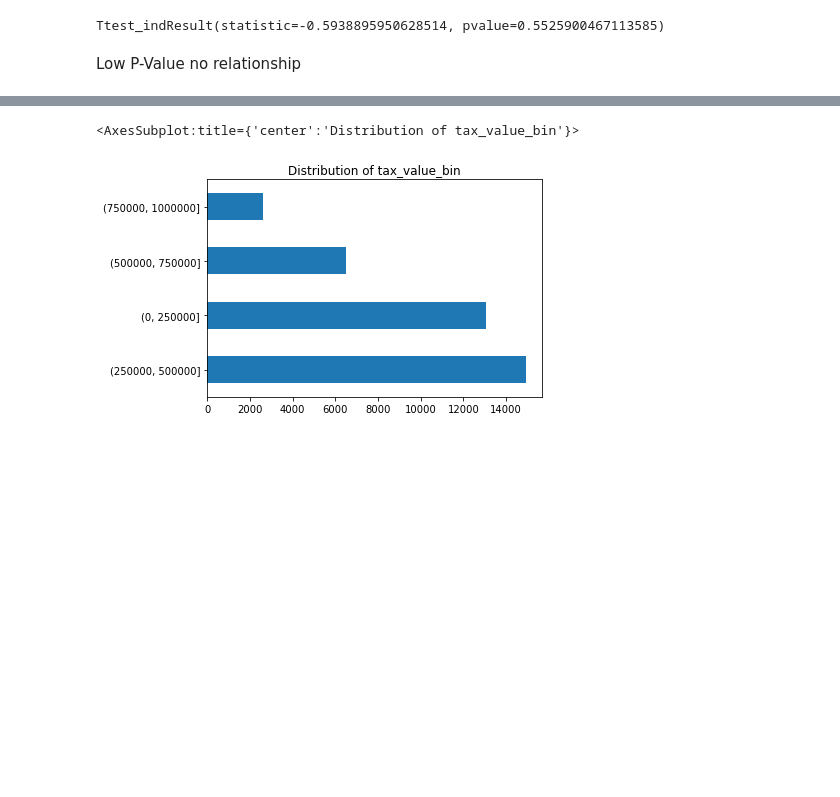
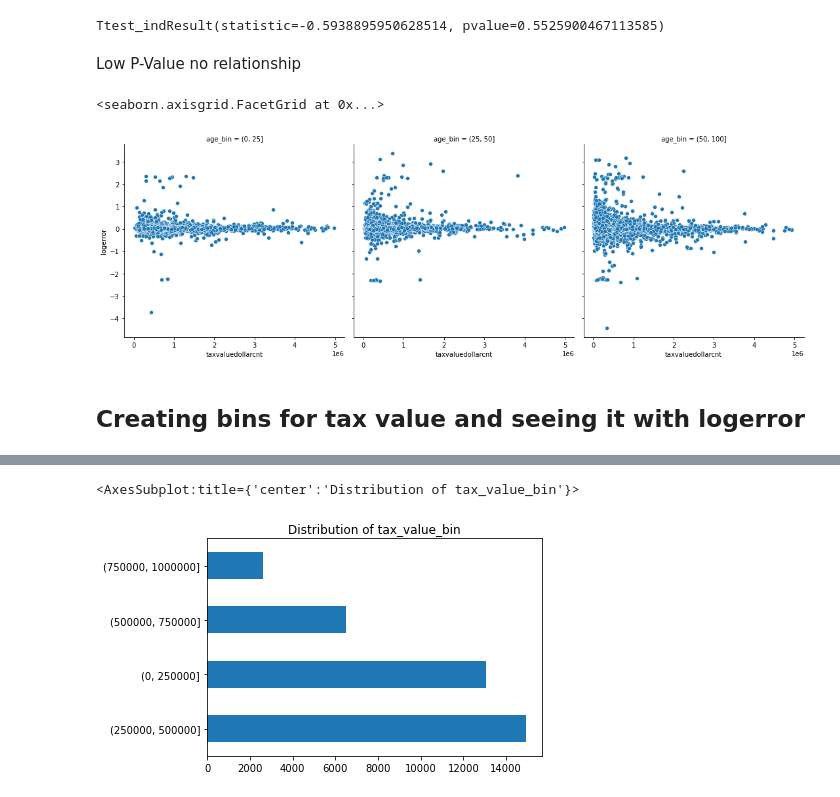
Before and after one commit to PGuajardo/clustering-exercises, a Jupyter notebook: explore_zillow.ipynb, the cells around one changed output, grey strips where cells are left out. Drawn from its saved outputs; the diff is of its cells as text; code cells hidden in the pictures; blank space fills up the shorter version.

```diff
--- a/explore_zillow.ipynb
+++ b/explore_zillow.ipynb
@@ -233,6 +237,13 @@ stats.ttest_ind(
 Ttest_indResult(statistic=-0.5938895950628514, pvalue=0.5525900467113585)
 # %% [markdown]
 Low P-Value no relationship
+# %%
+sns.relplot(data=train, y='logerror', x='taxvaluedollarcnt', col='age_bin')
+# %% [output]
+<seaborn.axisgrid.FacetGrid at 0x...>
+[figure, added]
+# %% [markdown]
+## Creating bins for tax value and seeing it with logerror
 # %%
 train['tax_value_bin'] = pd.cut(train.taxvaluedollarcnt, [0,250000, 500000,750000, 1000000])
 df.head()
```
Also changed, not shown: parts of 9 cells of this notebook, 2 other files.
